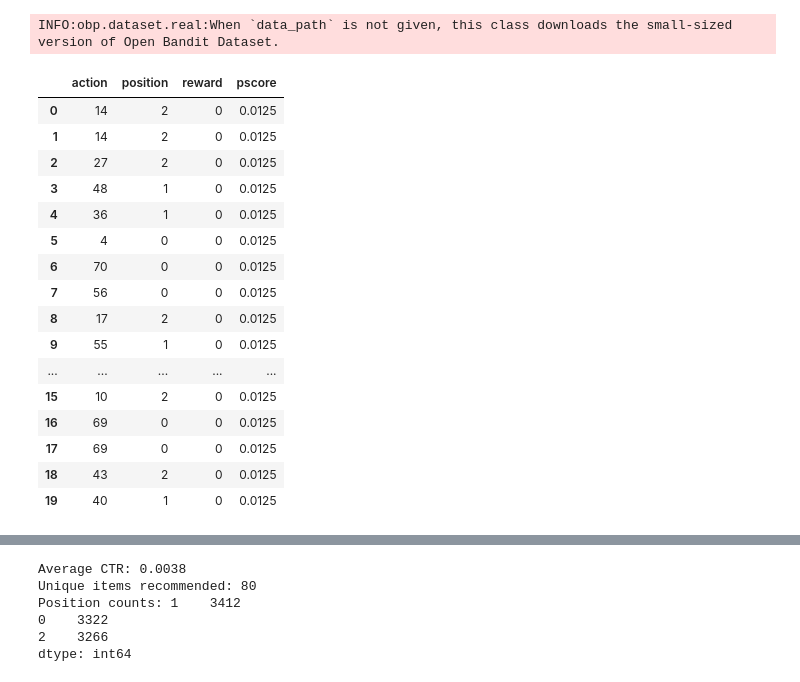
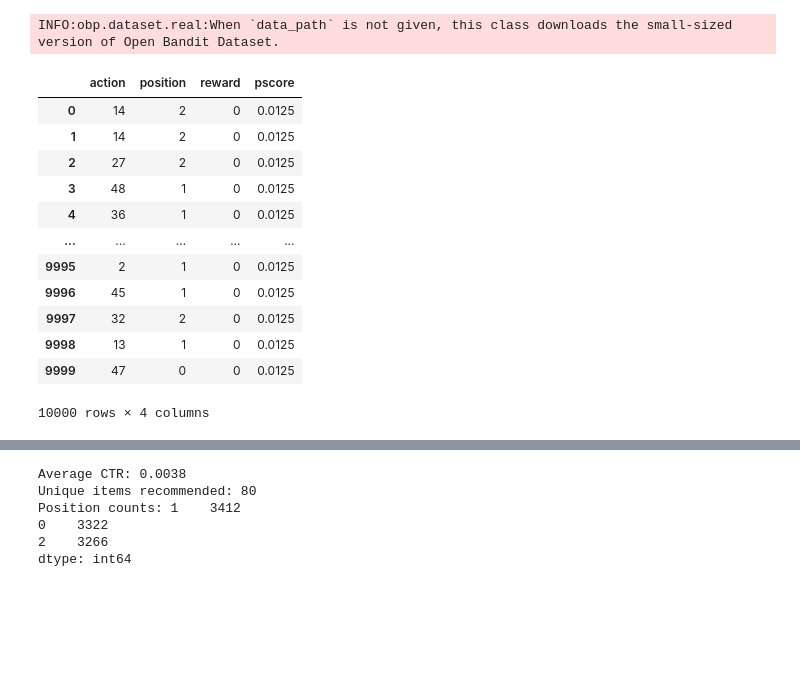
Before and after one commit to armandordorica/OBP_Replication, a Jupyter notebook: replication.ipynb, the cells around one changed output, grey strips where cells are left out. Drawn from its saved outputs; the diff is of its cells as text; code cells hidden in the pictures; blank space fills up the shorter version.

```diff
--- a/replication.ipynb
+++ b/replication.ipynb
@@ -20,29 +14,25 @@ INFO:obp.dataset.real:When `data_path` is not given, this class downloads the sm
 # %%
 bf = ds.obtain_batch_bandit_feedback()
 import pandas as pd
 
 df = pd.DataFrame({
-    "action": bf["action"][:20],
-    "position": bf["position"][:20],
-    "reward": bf["reward"][:20],
-    "pscore": bf["pscore"][:20],
+    "action": bf["action"],
+    "position": bf["position"],
+    "reward": bf["reward"],
+    "pscore": bf["pscore"],
 })
 df
 # %% [output]
 |  | action | position | reward | pscore |
 | 0 | 14 | 2 | 0 | 0.0125 |
 | 1 | 14 | 2 | 0 | 0.0125 |
 | 2 | 27 | 2 | 0 | 0.0125 |
 | 3 | 48 | 1 | 0 | 0.0125 |
 | 4 | 36 | 1 | 0 | 0.0125 |
-| 5 | 4 | 0 | 0 | 0.0125 |
-| 6 | 70 | 0 | 0 | 0.0125 |
-| 7 | 56 | 0 | 0 | 0.0125 |
-| 8 | 17 | 2 | 0 | 0.0125 |
-| 9 | 55 | 1 | 0 | 0.0125 |
 | ... | ... | ... | ... | ... |
-| 15 | 10 | 2 | 0 | 0.0125 |
-| 16 | 69 | 0 | 0 | 0.0125 |
-| 17 | 69 | 0 | 0 | 0.0125 |
-| 18 | 43 | 2 | 0 | 0.0125 |
-| 19 | 40 | 1 | 0 | 0.0125 |
+| 9995 | 2 | 1 | 0 | 0.0125 |
+| 9996 | 45 | 1 | 0 | 0.0125 |
+| 9997 | 32 | 2 | 0 | 0.0125 |
+| 9998 | 13 | 1 | 0 | 0.0125 |
+| 9999 | 47 | 0 | 0 | 0.0125 |
+10000 rows × 4 columns
```
Also changed, not shown: parts of 5 cells of this notebook, 1 other file.
